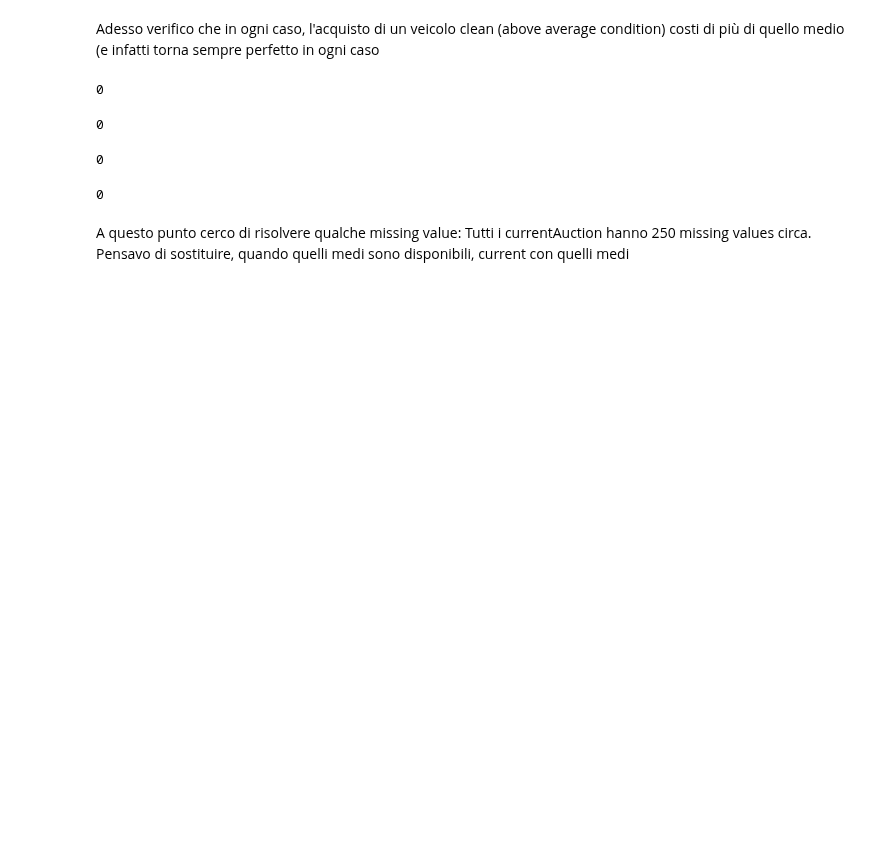
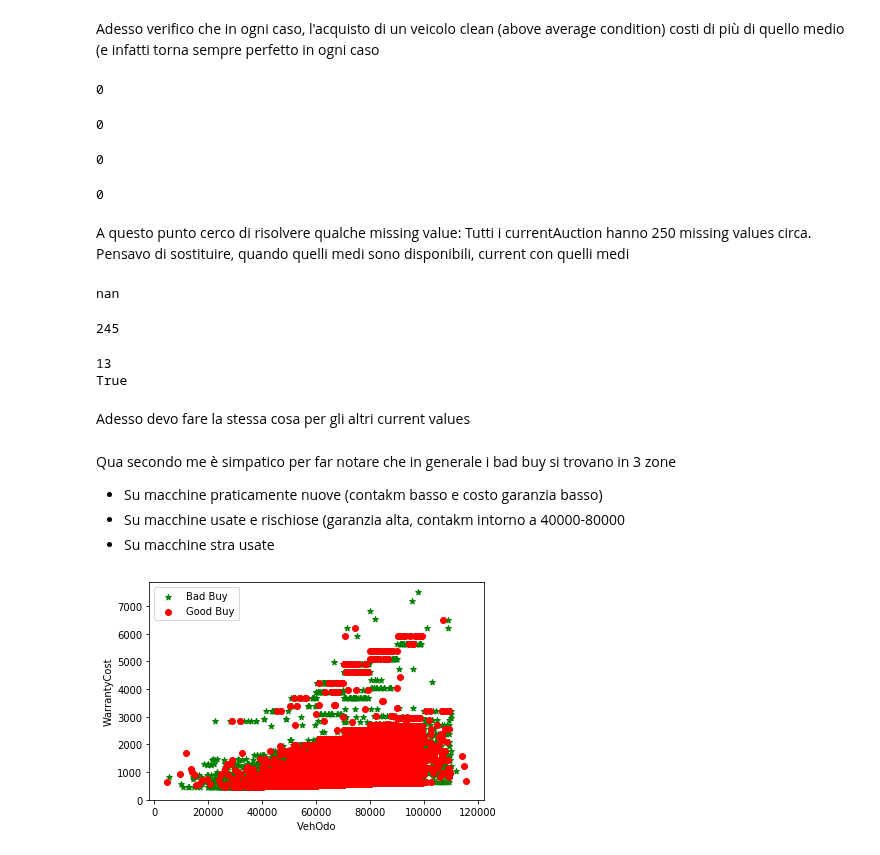
Before and after one commit to andybbruno/DataMining, a Jupyter notebook: DataUnderstanding.ipynb, the cells around one changed output. Saved outputs shown, nothing was run; the diff lists cells and outputs as text; code cells hidden in the pictures; blank space fills up the shorter version.

Commit message:
risolto current e average missing, aggiunto plot

```diff
--- a/DataUnderstanding.ipynb
+++ b/DataUnderstanding.ipynb
@@ -281,3 +281,38 @@ len([(x,y) for x,y in zip(df['CRAP'], df['CRCP']) if x>y])
 # %% [markdown]
 A questo punto cerco di risolvere qualche missing value:
 Tutti i currentAuction hanno 250 missing values circa. Pensavo di sostituire, quando quelli medi sono disponibili, current con quelli medi
+# %%
+print(df.at[292, 'CAAP']) # abbiamo 245 missing values, e quello alla riga 292 è un missing value
+df['CAAP'].isnull().sum()
+# %% [output]
+nan
+245
+# %%
+df['CAAP'].fillna(df['AAAP'],inplace=True)
+print(df['CAAP'].isnull().sum()) # ho 13 missing values, che sono quelli di cui mi manca anche il valore medio
+print(df.at[292, 'CAAP'] == df.at[292, 'AAAP']) # Ha correttamente riempito CAAP con il valore in AAAP all'id 292
+# %% [output]
+13
+True
+# %% [markdown]
+Adesso devo fare la stessa cosa per gli altri current values
+# %%
+df['CRAP'].fillna(df['ARAP'],inplace=True)
+df['CACP'].fillna(df['AACP'],inplace=True)
+df['CRCP'].fillna(df['ARCP'],inplace=True)
+# %% [markdown]
+Qua secondo me è simpatico per far  notare che in generale i bad buy si trovano in 3 zone
+- Su macchine praticamente nuove (contakm basso e costo garanzia basso)
+- Su macchine usate e rischiose (garanzia alta, contakm intorno a 40000-80000
+- Su macchine stra usate
+# %%
+plt.scatter(df[df['IsBadBuy'] == 0]['VehOdo'],
+            df[df['IsBadBuy'] == 0]['WarrantyCost'], color='g', marker='*', label='Bad Buy')
+plt.scatter(df[df['IsBadBuy'] == 1]['VehOdo'],
+            df[df['IsBadBuy'] == 1]['WarrantyCost'], color='r',label='Good Buy')
+plt.xlabel('VehOdo')
+plt.ylabel('WarrantyCost')
+plt.legend()
+plt.show()
+# %% [output]
+[figure, added]
```
Also changed, not shown: parts of 1 cell of this notebook.
